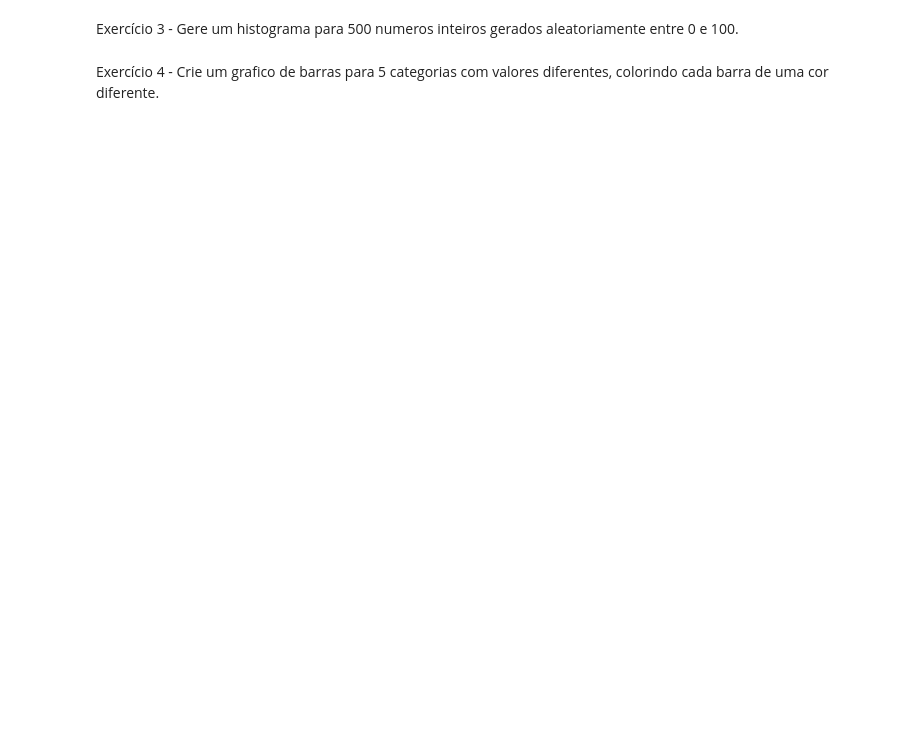
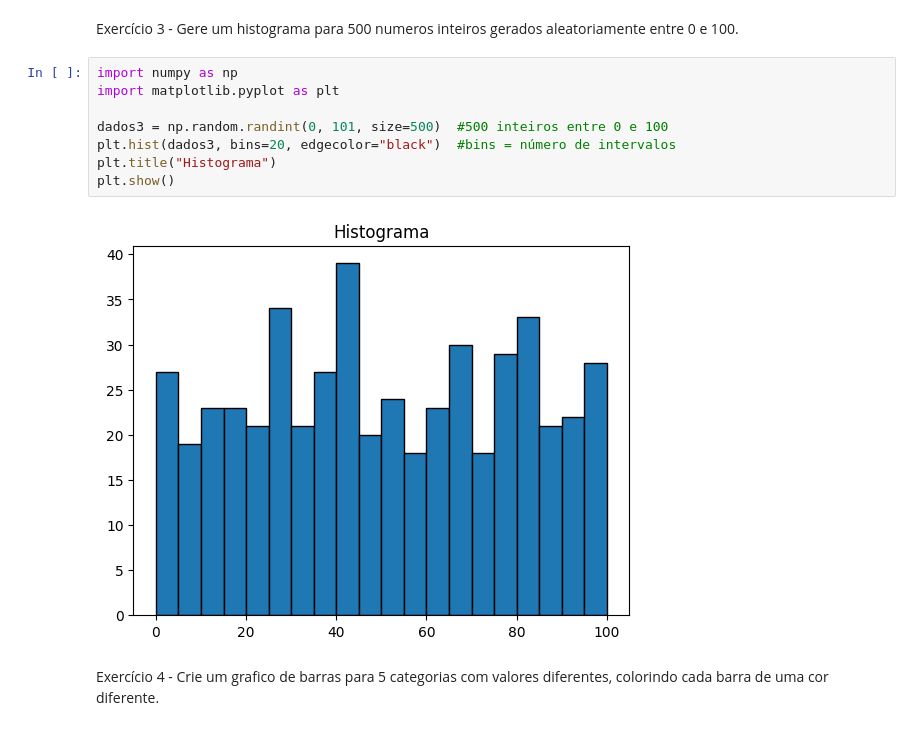
Before and after one commit to 76ersGust/Aula-ia, a Jupyter notebook: Exercícios_Bibliotecas__Python_Gustavopalmeiradejesusjunior_6B_Noturno.ipynb, the cells around one changed output. Saved outputs shown, nothing was run; the diff lists cells and outputs as text; blank space fills up the shorter version.

```diff
--- a/Exercícios_Bibliotecas__Python_Gustavopalmeiradejesusjunior_6B_Noturno.ipynb
+++ b/Exercícios_Bibliotecas__Python_Gustavopalmeiradejesusjunior_6B_Noturno.ipynb
@@ -671,6 +943,16 @@ de cores baseada nos valores de y.
 # %% [markdown]
 Exercício 3 - Gere um histograma para 500 numeros inteiros gerados aleatoriamente
 entre 0 e 100.
+# %%
+import numpy as np
+import matplotlib.pyplot as plt
+
+dados3 = np.random.randint(0, 101, size=500)  #500 inteiros entre 0 e 100
+plt.hist(dados3, bins=20, edgecolor="black")  #bins = número de intervalos
+plt.title("Histograma")
+plt.show()
+# %% [output]
+[figure, added]
 # %% [markdown]
 Exercício 4 - Crie um grafico de barras para 5 categorias com valores diferentes, colorindo
 cada barra de uma cor diferente.
```
Also changed, not shown: parts of 67 cells of this notebook.
